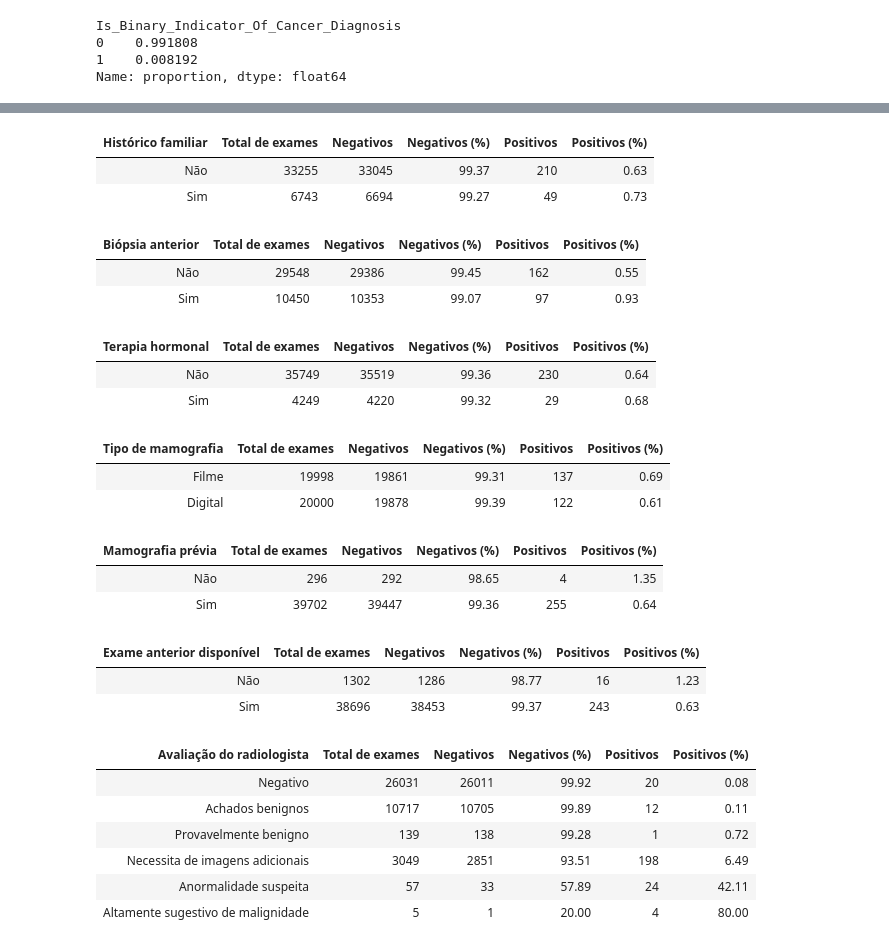
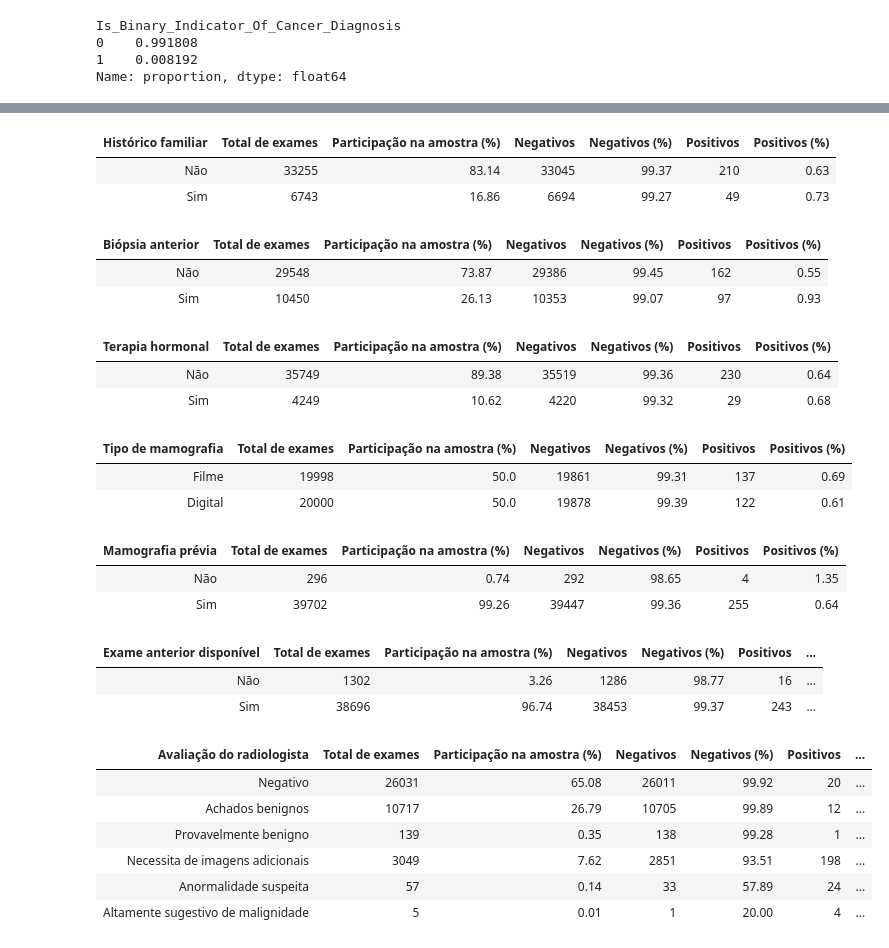
Before and after one commit to arthurMalveste/Breast-Cancer-Analysis-and-Classification, a Jupyter notebook: notebooks/analise.ipynb, the cells around one changed output, grey strips where cells are left out. Saved outputs shown, nothing was run; the diff lists cells and outputs as text; code cells hidden in the pictures.

Commit message:
Complementa estatísticas e adiciona gráficos exploratórios

```diff
--- a/notebooks/analise.ipynb
+++ b/notebooks/analise.ipynb
@@ -284,6 +540,7 @@ for codigo, categoria in categorias_historico_familiar.items():
     linhas_historico_familiar.append({
         "Histórico familiar": categoria,
         "Total de exames": total,
+        "Participação na amostra (%)": total / len(df) * 100,
         "Negativos": negativos,
         "Negativos (%)": negativos / total * 100,
         "Positivos": positivos,
@@ -293,9 +550,9 @@ for codigo, categoria in categorias_historico_familiar.items():
 resumo_historico_familiar = pd.DataFrame(linhas_historico_familiar).round(2)
 resumo_historico_familiar
 # %% [output]
-| Histórico familiar | Total de exames | Negativos | Negativos (%) | Positivos | Positivos (%) |
-| Não | 33255 | 33045 | 99.37 | 210 | 0.63 |
-| Sim | 6743 | 6694 | 99.27 | 49 | 0.73 |
+| Histórico familiar | Total de exames | Participação na amostra (%) | Negativos | Negativos (%) | Positivos | Positivos (%) |
+| Não | 33255 | 83.14 | 33045 | 99.37 | 210 | 0.63 |
+| Sim | 6743 | 16.86 | 6694 | 99.27 | 49 | 0.73 |
 # %%
 # Biópsia anterior x diagnóstico
 # Indica se a mulher já havia feito biópsia de mama, não o resultado da biópsia.
@@ -315,6 +572,7 @@ for codigo, categoria in categorias_biopsia_anterior.items():
     linhas_biopsia_anterior.append({
         "Biópsia anterior": categoria,
         "Total de exames": total,
+        "Participação na amostra (%)": total / len(df) * 100,
         "Negativos": negativos,
         "Negativos (%)": negativos / total * 100,
         "Positivos": positivos,
@@ -324,9 +582,9 @@ for codigo, categoria in categorias_biopsia_anterior.items():
 resumo_biopsia_anterior = pd.DataFrame(linhas_biopsia_anterior).round(2)
 resumo_biopsia_anterior
 # %% [output]
-| Biópsia anterior | Total de exames | Negativos | Negativos (%) | Positivos | Positivos (%) |
-| Não | 29548 | 29386 | 99.45 | 162 | 0.55 |
-| Sim | 10450 | 10353 | 99.07 | 97 | 0.93 |
+| Biópsia anterior | Total de exames | Participação na amostra (%) | Negativos | Negativos (%) | Positivos | Positivos (%) |
+| Não | 29548 | 73.87 | 29386 | 99.45 | 162 | 0.55 |
+| Sim | 10450 | 26.13 | 10353 | 99.07 | 97 | 0.93 |
 # %%
 # Terapia hormonal x diagnóstico
 # No pré-processamento, 1.772 valores ausentes foram preenchidos com "Não".
@@ -345,6 +603,7 @@ for codigo, categoria in categorias_terapia_hormonal.items():
     linhas_terapia_hormonal.append({
         "Terapia hormonal": categoria,
         "Total de exames": total,
+        "Participação na amostra (%)": total / len(df) * 100,
         "Negativos": negativos,
         "Negativos (%)": negativos / total * 100,
         "Positivos": positivos,
@@ -354,9 +613,9 @@ for codigo, categoria in categorias_terapia_hormonal.items():
 resumo_terapia_hormonal = pd.DataFrame(linhas_terapia_hormonal).round(2)
 resumo_terapia_hormonal
 # %% [output]
-| Terapia hormonal | Total de exames | Negativos | Negativos (%) | Positivos | Positivos (%) |
-| Não | 35749 | 35519 | 99.36 | 230 | 0.64 |
-| Sim | 4249 | 4220 | 99.32 | 29 | 0.68 |
+| Terapia hormonal | Total de exames | Participação na amostra (%) | Negativos | Negativos (%) | Positivos | Positivos (%) |
+| Não | 35749 | 89.38 | 35519 | 99.36 | 230 | 0.64 |
+| Sim | 4249 | 10.62 | 4220 | 99.32 | 29 | 0.68 |
 # %%
 # Filme x digital — diagnóstico
 alvo = "Is_Binary_Indicator_Of_Cancer_Diagnosis"
@@ -374,6 +633,7 @@ for codigo, categoria in categorias_tipo_mamografia.items():
     linhas_tipo_mamografia.append({
         "Tipo de mamografia": categoria,
         "Total de exames": total,
+        "Participação na amostra (%)": total / len(df) * 100,
         "Negativos": negativos,
         "Negativos (%)": negativos / total * 100,
         "Positivos": positivos,
@@ -383,9 +643,9 @@ for codigo, categoria in categorias_tipo_mamografia.items():
 resumo_tipo_mamografia = pd.DataFrame(linhas_tipo_mamografia).round(2)
 resumo_tipo_mamografia
 # %% [output]
-| Tipo de mamografia | Total de exames | Negativos | Negativos (%) | Positivos | Positivos (%) |
-| Filme | 19998 | 19861 | 99.31 | 137 | 0.69 |
-| Digital | 20000 | 19878 | 99.39 | 122 | 0.61 |
+| Tipo de mamografia | Total de exames | Participação na amostra (%) | Negativos | Negativos (%) | Positivos | Positivos (%) |
+| Filme | 19998 | 50.0 | 19861 | 99.31 | 137 | 0.69 |
+| Digital | 20000 | 50.0 | 19878 | 99.39 | 122 | 0.61 |
 # %%
 # Mamografia prévia x diagnóstico
 # No pré-processamento, 578 valores ausentes foram preenchidos com "Sim".
@@ -404,6 +664,7 @@ for codigo, categoria in categorias_mamografia_previa.items():
     linhas_mamografia_previa.append({
         "Mamografia prévia": categoria,
         "Total de exames": total,
+        "Participação na amostra (%)": total / len(df) * 100,
         "Negativos": negativos,
         "Negativos (%)": negativos / total * 100,
         "Positivos": positivos,
@@ -413,9 +674,9 @@ for codigo, categoria in categorias_mamografia_previa.items():
 resumo_mamografia_previa = pd.DataFrame(linhas_mamografia_previa).round(2)
 resumo_mamografia_previa
 # %% [output]
-| Mamografia prévia | Total de exames | Negativos | Negativos (%) | Positivos | Positivos (%) |
-| Não | 296 | 292 | 98.65 | 4 | 1.35 |
-| Sim | 39702 | 39447 | 99.36 | 255 | 0.64 |
+| Mamografia prévia | Total de exames | Participação na amostra (%) | Negativos | Negativos (%) | Positivos | Positivos (%) |
+| Não | 296 | 0.74 | 292 | 98.65 | 4 | 1.35 |
+| Sim | 39702 | 99.26 | 39447 | 99.36 | 255 | 0.64 |
 # %%
 # Disponibilidade de exame anterior x diagnóstico
 # Mamografia prévia indica se a mulher já fez o exame alguma vez.
@@ -438,6 +699,7 @@ for codigo, categoria in categorias_exame_anterior.items():
     linhas_exame_anterior.append({
         "Exame anterior disponível": categoria,
         "Total de exames": total,
+        "Participação na amostra (%)": total / len(df) * 100,
         "Negativos": negativos,
         "Negativos (%)": negativos / total * 100,
         "Positivos": positivos,
@@ -447,9 +709,9 @@ for codigo, categoria in categorias_exame_anterior.items():
 resumo_exame_anterior = pd.DataFrame(linhas_exame_anterior).round(2)
 resumo_exame_anterior
 # %% [output]
-| Exame anterior disponível | Total de exames | Negativos | Negativos (%) | Positivos | Positivos (%) |
-| Não | 1302 | 1286 | 98.77 | 16 | 1.23 |
-| Sim | 38696 | 38453 | 99.37 | 243 | 0.63 |
+| Exame anterior disponível | Total de exames | Participação na amostra (%) | Negativos | Negativos (%) | Positivos | ... |
+| Não | 1302 | 3.26 | 1286 | 98.77 | 16 | ... |
+| Sim | 38696 | 96.74 | 38453 | 99.37 | 243 | ... |
 # %%
 # Avaliação do radiologista x diagnóstico
 # Os códigos 1–6 abaixo são internos ao arquivo processado, não os códigos BI-RADS originais.
@@ -459,37 +721,38 @@ coluna_avaliacao_radiologista = "Radiologists_Assessment"
 
 categorias_avaliacao_radiologista = {
     1: "Negativo",
     2: "Achados benignos",
     3: "Provavelmente benigno",
     4: "Necessita de imagens adicionais",
     5: "Anormalidade suspeita",
     6: "Altamente sugestivo de malignidade",
 }
 
 linhas_avaliacao_radiologista = []
 
 for codigo, categoria in categorias_avaliacao_radiologista.items():
     exames = df.loc[df[coluna_avaliacao_radiologista] == codigo]
     total = len(exames)
     negativos = (exames[alvo] == 0).sum()
     positivos = (exames[alvo] == 1).sum()
 
     linhas_avaliacao_radiologista.append({
         "Avaliação do radiologista": categoria,
         "Total de exames": total,
+        "Participação na amostra (%)": total / len(df) * 100,
         "Negativos": negativos,
         "Negativos (%)": negativos / total * 100,
         "Positivos": positivos,
         "Positivos (%)": positivos / total * 100,
     })
 
 resumo_avaliacao_radiologista = pd.DataFrame(linhas_avaliacao_radiologista).round(2)
 resumo_avaliacao_radiologista
 # %% [output]
-| Avaliação do radiologista | Total de exames | Negativos | Negativos (%) | Positivos | Positivos (%) |
-| Negativo | 26031 | 26011 | 99.92 | 20 | 0.08 |
-| Achados benignos | 10717 | 10705 | 99.89 | 12 | 0.11 |
-| Provavelmente benigno | 139 | 138 | 99.28 | 1 | 0.72 |
-| Necessita de imagens adicionais | 3049 | 2851 | 93.51 | 198 | 6.49 |
-| Anormalidade suspeita | 57 | 33 | 57.89 | 24 | 42.11 |
-| Altamente sugestivo de malignidade | 5 | 1 | 20.00 | 4 | 80.00 |
+| Avaliação do radiologista | Total de exames | Participação na amostra (%) | Negativos | Negativos (%) | Positivos | ... |
+| Negativo | 26031 | 65.08 | 26011 | 99.92 | 20 | ... |
+| Achados benignos | 10717 | 26.79 | 10705 | 99.89 | 12 | ... |
+| Provavelmente benigno | 139 | 0.35 | 138 | 99.28 | 1 | ... |
+| Necessita de imagens adicionais | 3049 | 7.62 | 2851 | 93.51 | 198 | ... |
+| Anormalidade suspeita | 57 | 0.14 | 33 | 57.89 | 24 | ... |
+| Altamente sugestivo de malignidade | 5 | 0.01 | 1 | 20.00 | 4 | ... |
```
Also changed, not shown: parts of 8 cells of this notebook.
